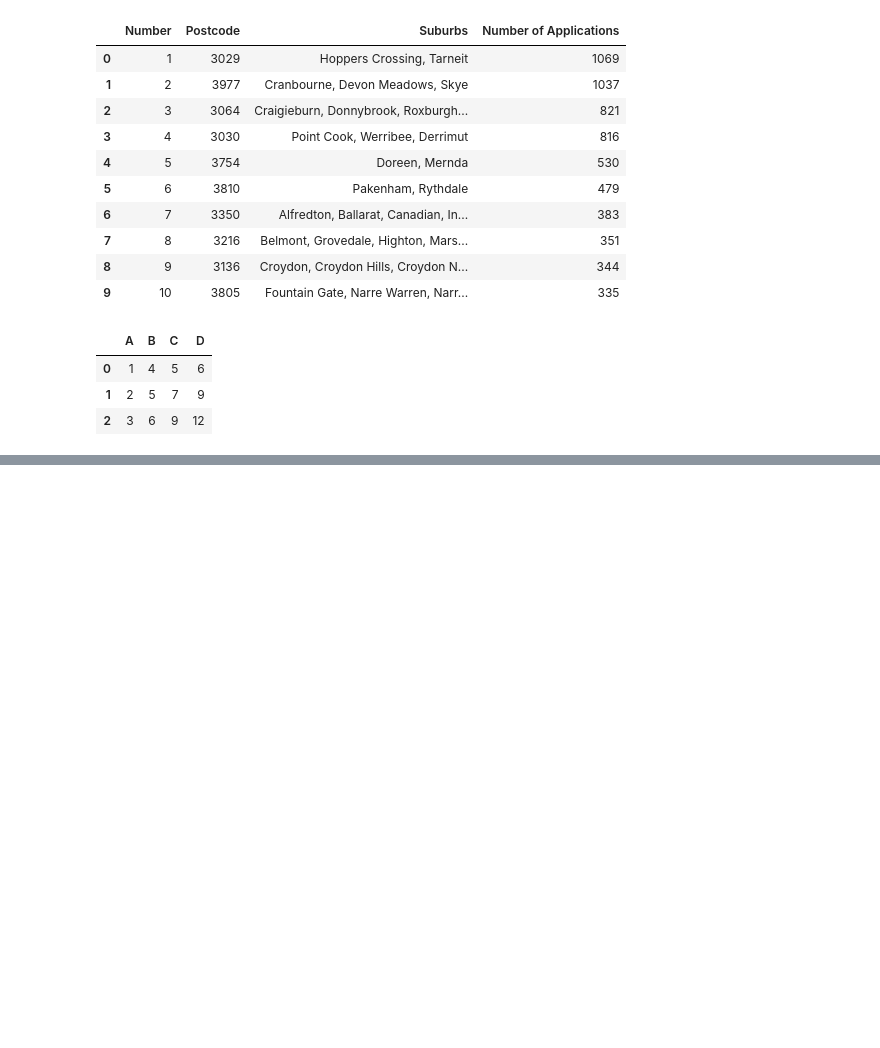
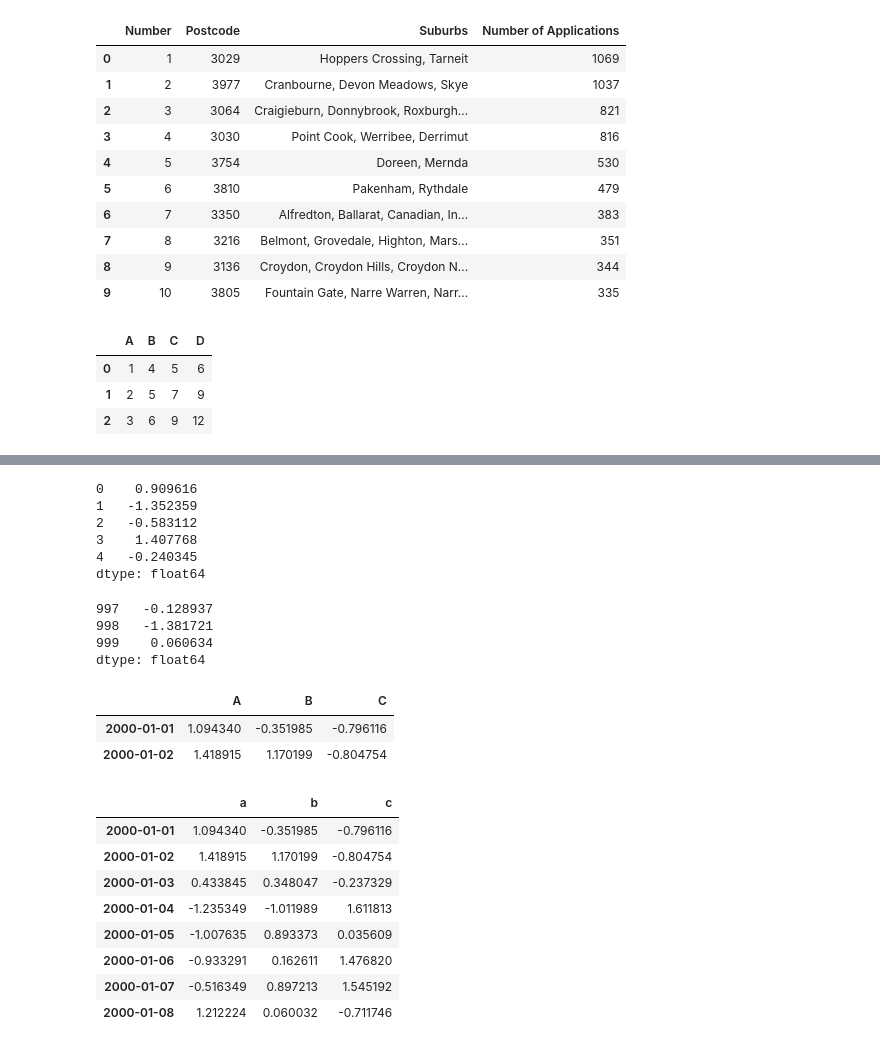
Before and after one commit to Dannysesi/Data_Science-learning, a Jupyter notebook: 30days_of_learning_pandas.ipynb, the cells around one changed output, grey strips where cells are left out. Drawn from its saved outputs; the diff is of its cells as text; code cells hidden in the pictures; blank space fills up the shorter version.

```diff
--- a/30days_of_learning_pandas.ipynb
+++ b/30days_of_learning_pandas.ipynb
@@ -740,0 +755,42 @@ dtype: float64
+# %%
+index = pd.date_range("1/1/2000", periods=8)
+s = pd.Series(np.random.randn(5), index=["a", "b", "c", "d", "e"])
+df = pd.DataFrame(np.random.randn(8, 3), index=index, columns=["A", "B", "C"])
+# %%
+long_series = pd.Series(np.random.randn(1000))
+
+long_series.head()
+# %% [output]
+0    0.909616
+1   -1.352359
+2   -0.583112
+3    1.407768
+4   -0.240345
+dtype: float64
+# %%
+long_series.tail(3)
+# %% [output]
+997   -0.128937
+998   -1.381721
+999    0.060634
+dtype: float64
+# %%
+df[:2]
+# %% [output]
+|  | A | B | C |
+| 2000-01-01 | 1.094340 | -0.351985 | -0.796116 |
+| 2000-01-02 | 1.418915 | 1.170199 | -0.804754 |
+# %%
+df.columns = [x.lower() for x in df.columns]
+# %%
+df
+# %% [output]
+|  | a | b | c |
+| 2000-01-01 | 1.094340 | -0.351985 | -0.796116 |
+| 2000-01-02 | 1.418915 | 1.170199 | -0.804754 |
+| 2000-01-03 | 0.433845 | 0.348047 | -0.237329 |
+| 2000-01-04 | -1.235349 | -1.011989 | 1.611813 |
+| 2000-01-05 | -1.007635 | 0.893373 | 0.035609 |
+| 2000-01-06 | -0.933291 | 0.162611 | 1.476820 |
+| 2000-01-07 | -0.516349 | 0.897213 | 1.545192 |
+| 2000-01-08 | 1.212224 | 0.060032 | -0.711746 |
```
Also changed, not shown: parts of 22 cells of this notebook.
